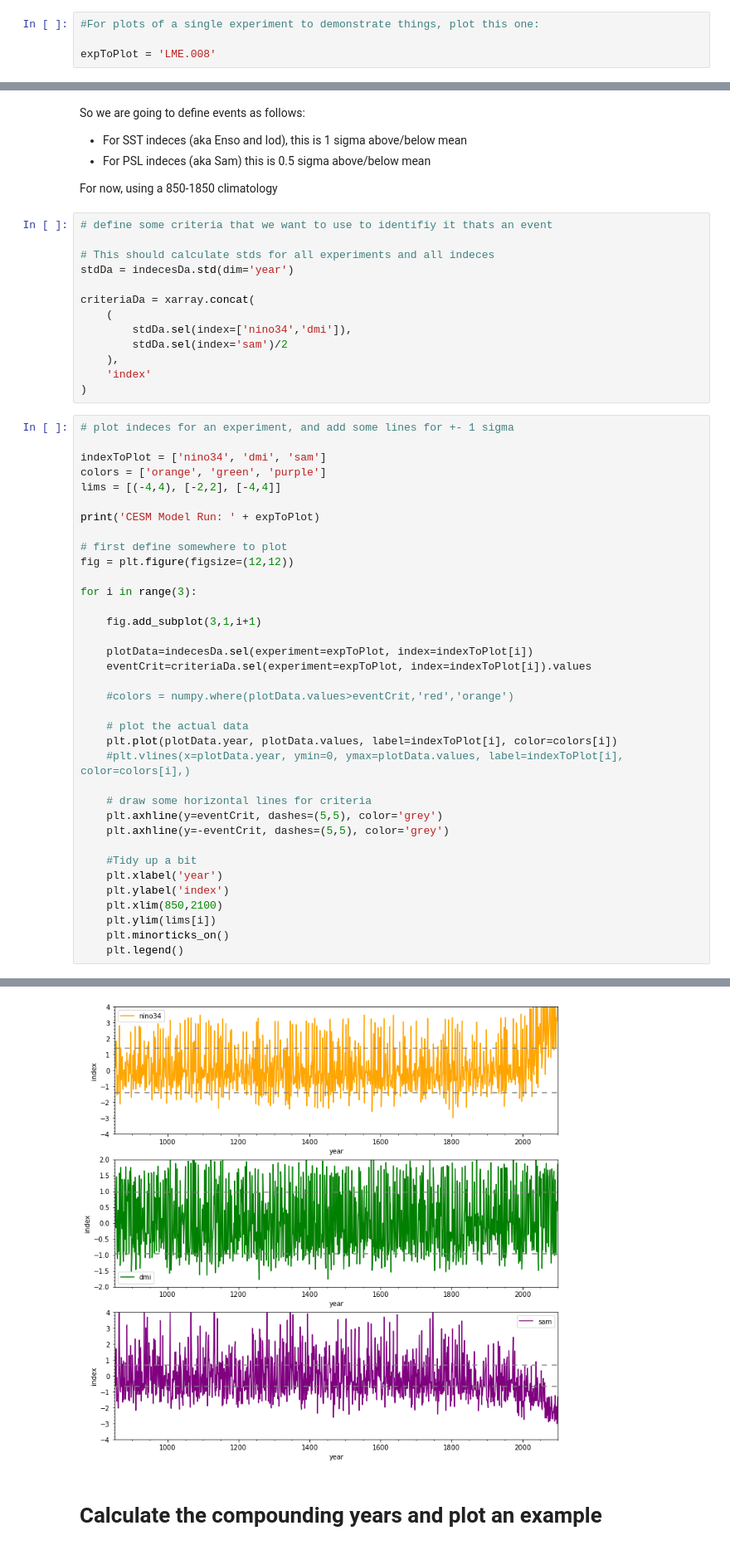
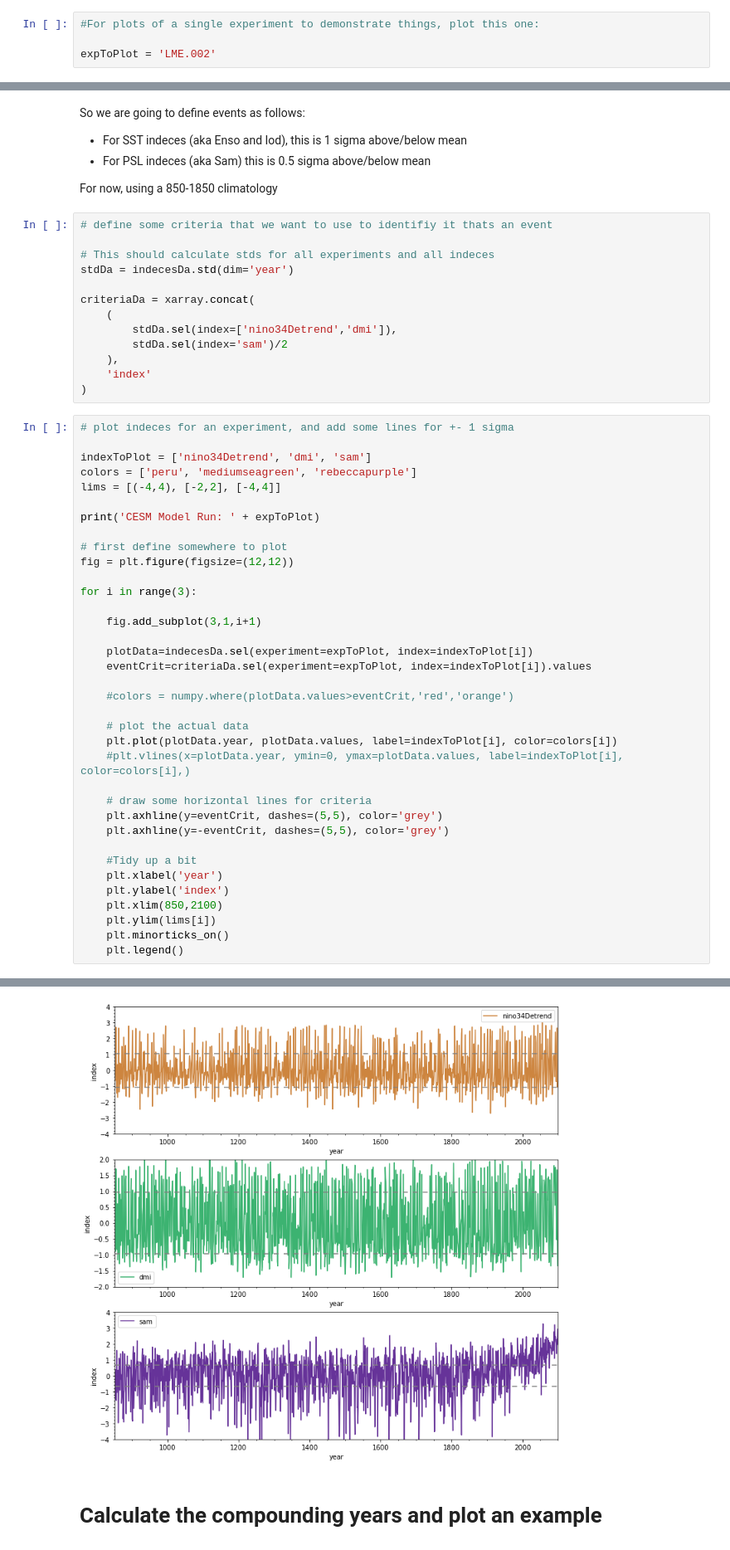
Before and after one commit to anton-seaice/compound, a Jupyter notebook: cesmTradIndecesCompounds.ipynb, the cells around one changed output, grey strips where cells are left out. Shown at 83% size. Saved outputs shown, nothing was run; the diff lists cells and outputs as text.

Commit message:
Updates for adding detrend

```diff
--- a/cesmTradIndecesCompounds.ipynb
+++ b/cesmTradIndecesCompounds.ipynb
@@ -8,7 +8,7 @@ You need to run cesmTradIndeces.ipnyb first (which in turn requires calculateCes
 # %%
 #For plots of a single experiment to demonstrate things, plot this one:
 
-expToPlot = 'LME.008'
+expToPlot = 'LME.002'
 # %%
 #import my functions
 import utils._modelDefinitions as _model
@@ -46,7 +46,7 @@ stdDa = indecesDa.std(dim='year')
 
 criteriaDa = xarray.concat(
     (
-        stdDa.sel(index=['nino34','dmi']),
+        stdDa.sel(index=['nino34Detrend','dmi']),
         stdDa.sel(index='sam')/2
     ),
     'index'
@@ -54,8 +54,8 @@ criteriaDa = xarray.concat(
 # %%
 # plot indeces for an experiment, and add some lines for +- 1 sigma
 
-indexToPlot = ['nino34', 'dmi', 'sam']
-colors = ['orange', 'green', 'purple']
+indexToPlot = ['nino34Detrend', 'dmi', 'sam']
+colors = ['peru', 'mediumseagreen', 'rebeccapurple']
 lims = [(-4,4), [-2,2], [-4,4]]
 
 print('CESM Model Run: ' + expToPlot)
@@ -92,3 +92,3 @@ CESM Model Run: LME.008
-[figure, old version]
+[figure, new version]
 # %% [markdown]
 # Calculate the compounding years and plot an example
```
Also changed, not shown: parts of 12 cells of this notebook, 10 other files.
